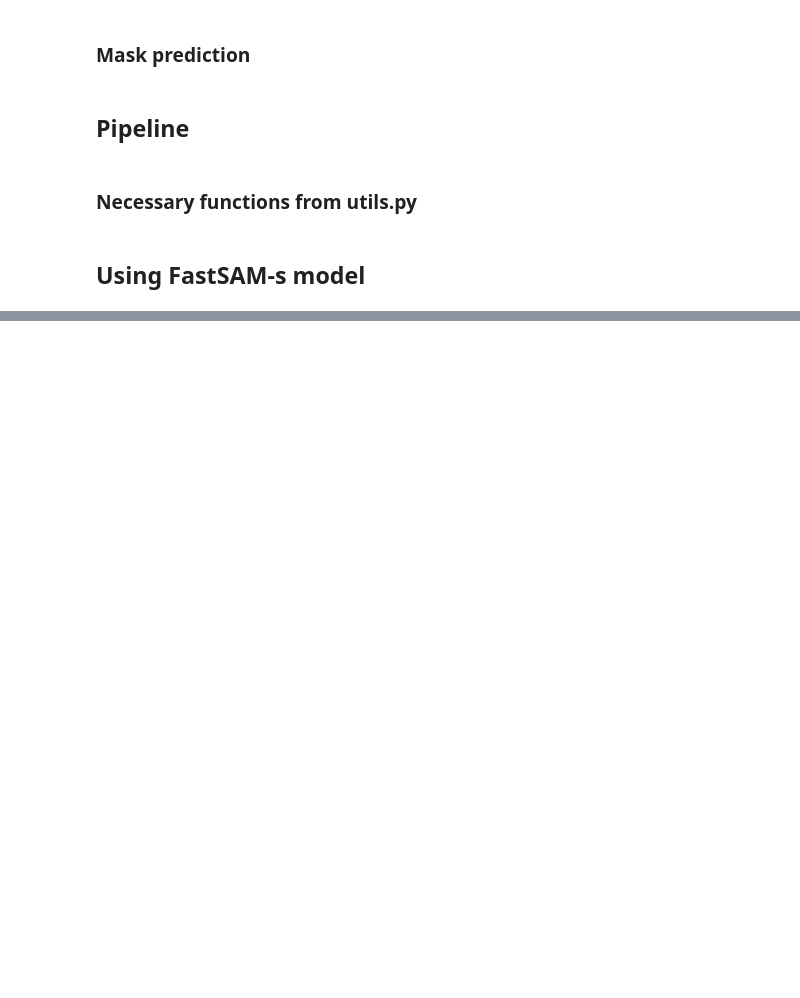
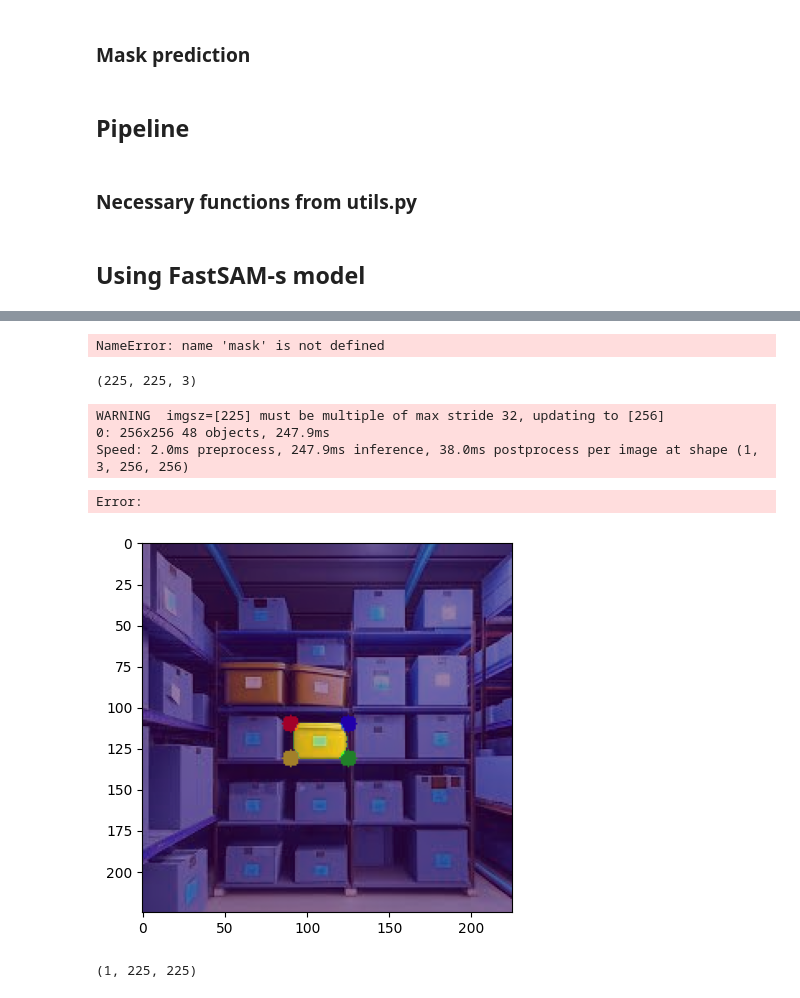
Before and after one commit to mora-bprs/SAM-model, a Jupyter notebook: FastSAM_local.ipynb, the cells around one changed output, grey strips where cells are left out. Saved outputs shown, nothing was run; the diff lists cells and outputs as text; code cells hidden in the pictures; blank space fills up the shorter version.

```diff
--- a/FastSAM_local.ipynb
+++ b/FastSAM_local.ipynb
@@ -549,0 +608,45 @@ Got this error for random_index : 43 {
+# %%
+mask.shape
+# %% [output]
+NameError: name 'mask' is not defined
+# %%
+image.shape
+# %% [output]
+(225, 225, 3)
+# %%
+mask = annotate_frame_with_mask(image, model, device)
+# %% [output]
+WARNING  imgsz=[225] must be multiple of max stride 32, updating to [256]
+0: 256x256 48 objects, 247.9ms
+Speed: 2.0ms preprocess, 247.9ms inference, 38.0ms postprocess per image at shape (1, 3, 256, 256)
+# %%
+# Reshape the mask to remove the singleton dimension and convert it to uint8
+mask = mask.reshape((225, 225)).astype(np.uint8) * 255
+
+# Convert mask to 3 channels to match the image
+mask = cv2.merge([mask] * 3)
+
+# Apply the mask to the image
+masked_image = cv2.addWeighted(image, 1, mask, 0.5, 0)
+
+# Display the masked image
+cv2.imshow("Masked Image", masked_image)
+cv2.waitKey(0)
+cv2.destroyAllWindows()
+# %% [output]
+Error:
+# %%
+
+plt.imshow(image)
+
+# Apply the mask
+plt.imshow(mask, alpha=0.5, cmap='viridis')  # Adjust alpha value for transparency and cmap for color
+
+# Show the plot
+plt.show()
+# %% [output]
+[figure, added]
+# %%
+mask.shape
+# %% [output]
+(1, 225, 225)
```
Also changed, not shown: parts of 7 cells of this notebook, 5 other files.
